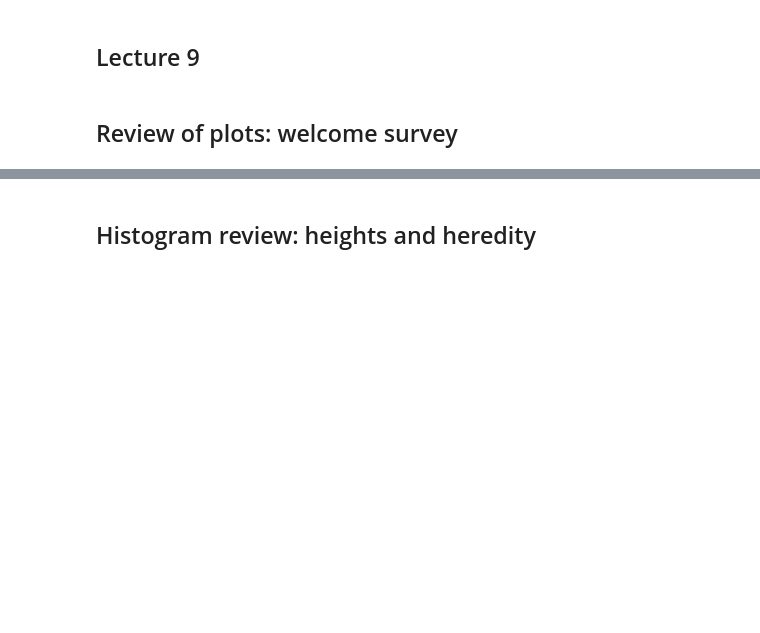
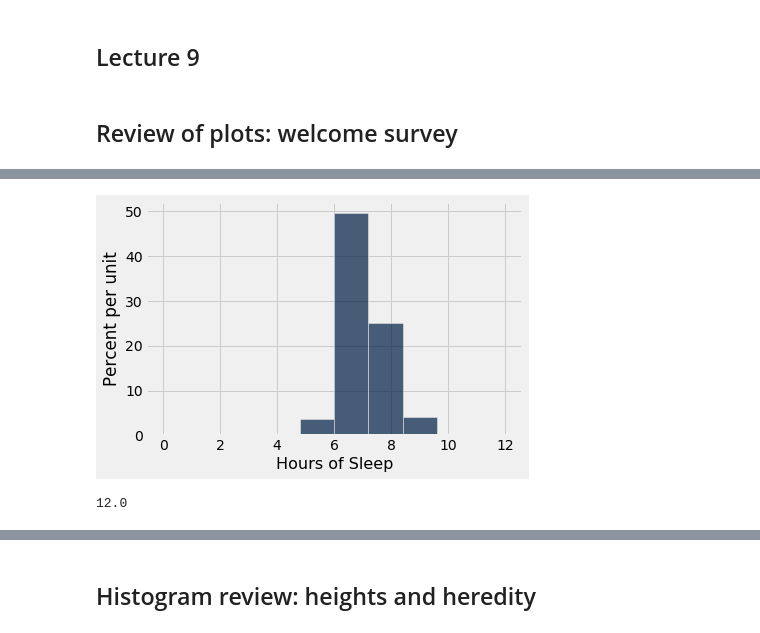
Before and after one commit to data-8/materials-sp19, a Jupyter notebook: lec/lec09.ipynb, the cells around one changed output, grey strips where cells are left out. Saved outputs shown, nothing was run; the diff lists cells and outputs as text; code cells hidden in the pictures; blank space fills up the shorter version.

```diff
--- a/lec/lec09.ipynb
+++ b/lec/lec09.ipynb
@@ -13,0 +33,8 @@ survey = Table.read_table('welcome_survey.csv')
+# %%
+survey.hist('Hours of Sleep')
+# %% [output]
+[figure, added]
+# %%
+max(survey.column('Hours of Sleep'))
+# %% [output]
+12.0
```
Also changed, not shown: parts of 47 cells of this notebook, 1 other file.
